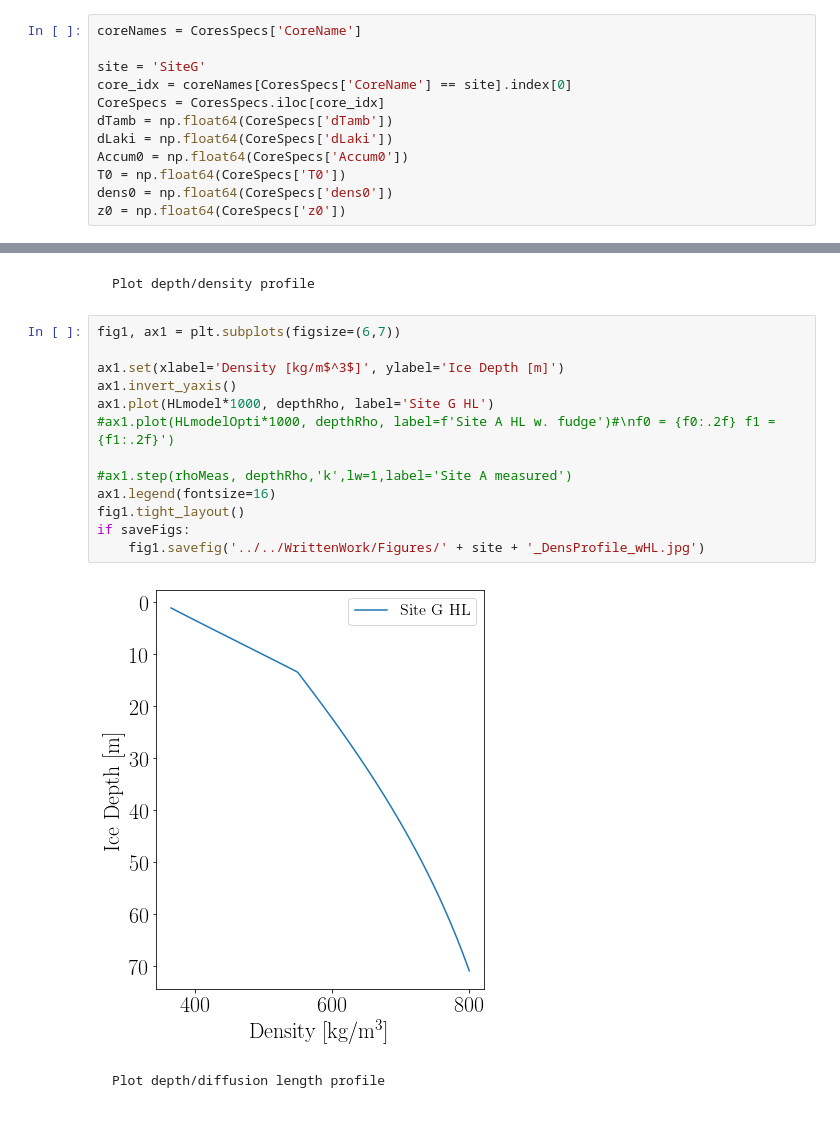
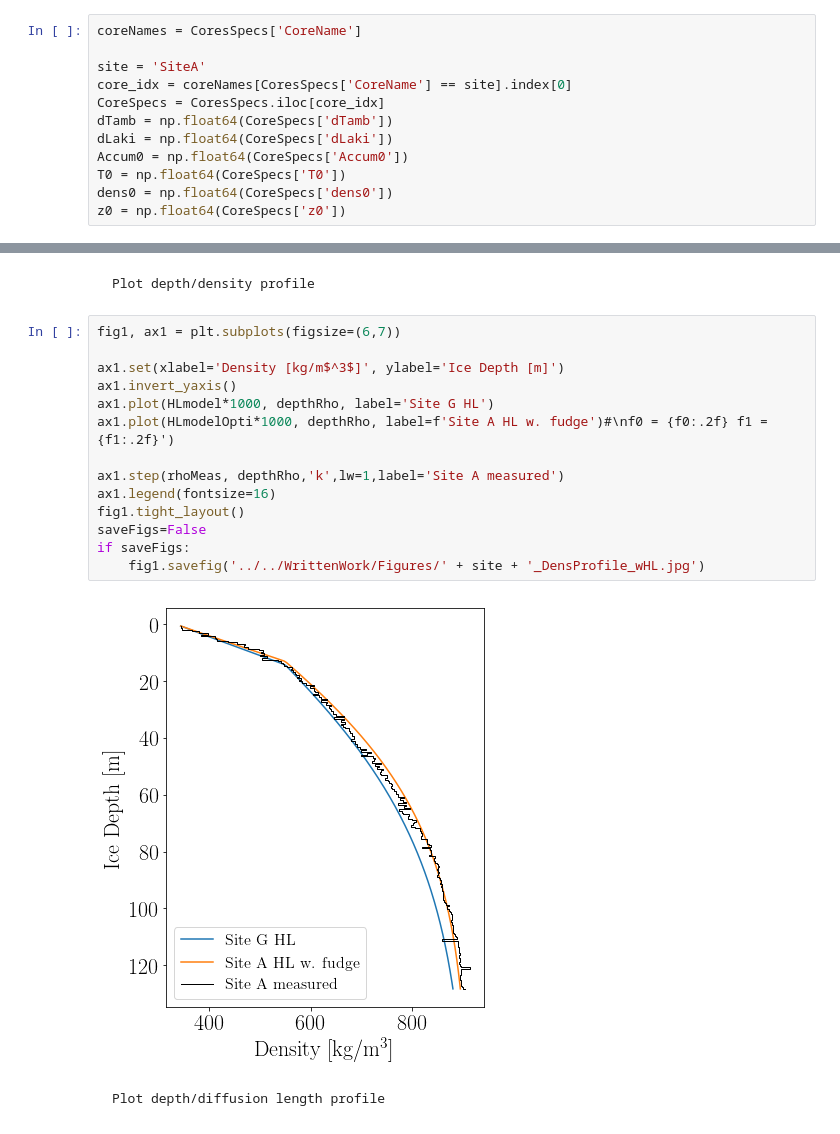
Before and after one commit to TheaQG/AWI_Bcores_Analysis, a Jupyter notebook: Code_For_Figures/Figures_Method.ipynb, the cells around one changed output, grey strips where cells are left out. Cells and saved outputs as stored; diff of their text form.

```diff
--- a/Code_For_Figures/Figures_Method.ipynb
+++ b/Code_For_Figures/Figures_Method.ipynb
@@ -69,7 +67,7 @@ ValueError: Length of values does not match length of index
 # %%
 coreNames = CoresSpecs['CoreName']
 
-site = 'SiteG'
+site = 'SiteA'
 core_idx = coreNames[CoresSpecs['CoreName'] == site].index[0]
 CoreSpecs = CoresSpecs.iloc[core_idx]
 dTamb = np.float64(CoreSpecs['dTamb'])
@@ -129,18 +125,19 @@ KeyError: 'HLmodelOpti'
 # %%
 fig1, ax1 = plt.subplots(figsize=(6,7))
 
 ax1.set(xlabel='Density [kg/m$^3$]', ylabel='Ice Depth [m]')
 ax1.invert_yaxis()
 ax1.plot(HLmodel*1000, depthRho, label='Site G HL')
-#ax1.plot(HLmodelOpti*1000, depthRho, label=f'Site A HL w. fudge')#\nf0 = {f0:.2f} f1 = {f1:.2f}')
+ax1.plot(HLmodelOpti*1000, depthRho, label=f'Site A HL w. fudge')#\nf0 = {f0:.2f} f1 = {f1:.2f}')
 
-#ax1.step(rhoMeas, depthRho,'k',lw=1,label='Site A measured')
+ax1.step(rhoMeas, depthRho,'k',lw=1,label='Site A measured')
 ax1.legend(fontsize=16)
 fig1.tight_layout()
+saveFigs=False
 if saveFigs:
     fig1.savefig('../../WrittenWork/Figures/' + site + '_DensProfile_wHL.jpg')
 # %% [output]
-[figure, old version]
+[figure, new version]
 # %% [markdown]
     Plot depth/diffusion length profile
 # %%
```
Also changed, not shown: parts of 4 cells of this notebook, 33 other files.
